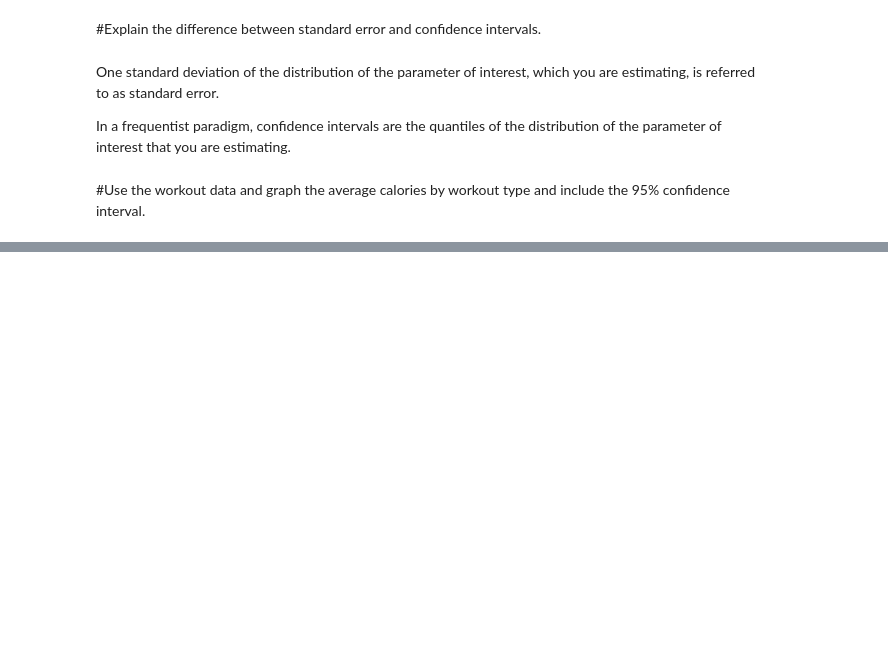
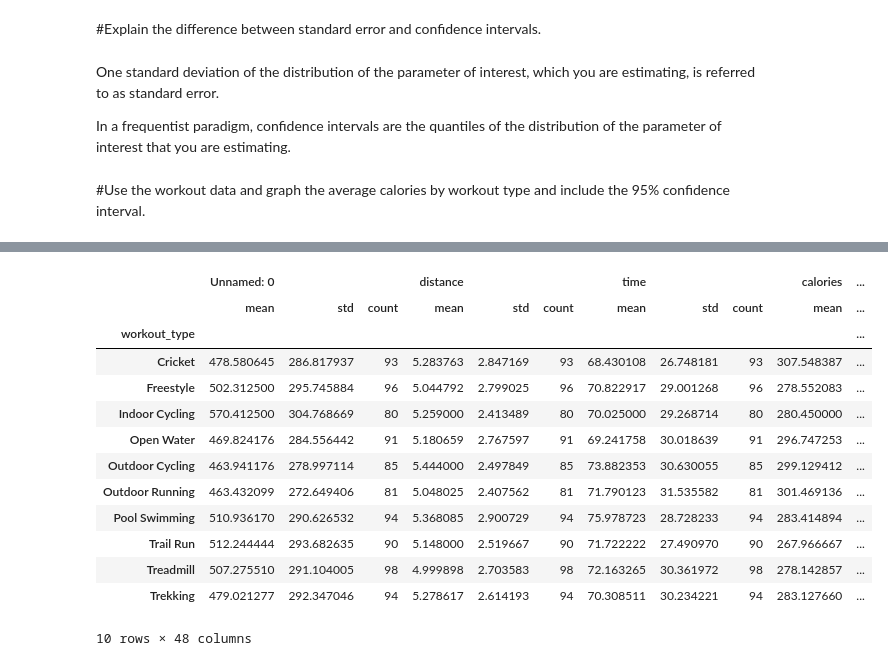
Before and after one commit to a3hok/Data-Visualization-spring-2022, a Jupyter notebook: quiz 29.ipynb, the cells around one changed output, grey strips where cells are left out. Saved outputs shown, nothing was run; the diff lists cells and outputs as text; code cells hidden in the pictures; blank space fills up the shorter version.

```diff
--- a/quiz 29.ipynb
+++ b/quiz 29.ipynb
@@ -14,0 +31,18 @@ df.head(10)
+# %%
+dfgrouped =  df.groupby('workout_type').agg  (['mean','std', 'count'])
+dfgrouped.head(10)
+# %% [output]
+|  | Unnamed: 0 |  |  | distance |  |  | time |  |  | calories | ... |
+|  | mean | std | count | mean | std | count | mean | std | count | mean | ... |
+| workout_type |  |  |  |  |  |  |  |  |  |  | ... |
+| Cricket | 478.580645 | 286.817937 | 93 | 5.283763 | 2.847169 | 93 | 68.430108 | 26.748181 | 93 | 307.548387 | ... |
+| Freestyle | 502.312500 | 295.745884 | 96 | 5.044792 | 2.799025 | 96 | 70.822917 | 29.001268 | 96 | 278.552083 | ... |
+| Indoor Cycling | 570.412500 | 304.768669 | 80 | 5.259000 | 2.413489 | 80 | 70.025000 | 29.268714 | 80 | 280.450000 | ... |
+| Open Water | 469.824176 | 284.556442 | 91 | 5.180659 | 2.767597 | 91 | 69.241758 | 30.018639 | 91 | 296.747253 | ... |
+| Outdoor Cycling | 463.941176 | 278.997114 | 85 | 5.444000 | 2.497849 | 85 | 73.882353 | 30.630055 | 85 | 299.129412 | ... |
+| Outdoor Running | 463.432099 | 272.649406 | 81 | 5.048025 | 2.407562 | 81 | 71.790123 | 31.535582 | 81 | 301.469136 | ... |
+| Pool Swimming | 510.936170 | 290.626532 | 94 | 5.368085 | 2.900729 | 94 | 75.978723 | 28.728233 | 94 | 283.414894 | ... |
+| Trail Run | 512.244444 | 293.682635 | 90 | 5.148000 | 2.519667 | 90 | 71.722222 | 27.490970 | 90 | 267.966667 | ... |
+| Treadmill | 507.275510 | 291.104005 | 98 | 4.999898 | 2.703583 | 98 | 72.163265 | 30.361972 | 98 | 278.142857 | ... |
+| Trekking | 479.021277 | 292.347046 | 94 | 5.278617 | 2.614193 | 94 | 70.308511 | 30.234221 | 94 | 283.127660 | ... |
+10 rows × 48 columns
```
Also changed, not shown: parts of 5 cells of this notebook.
